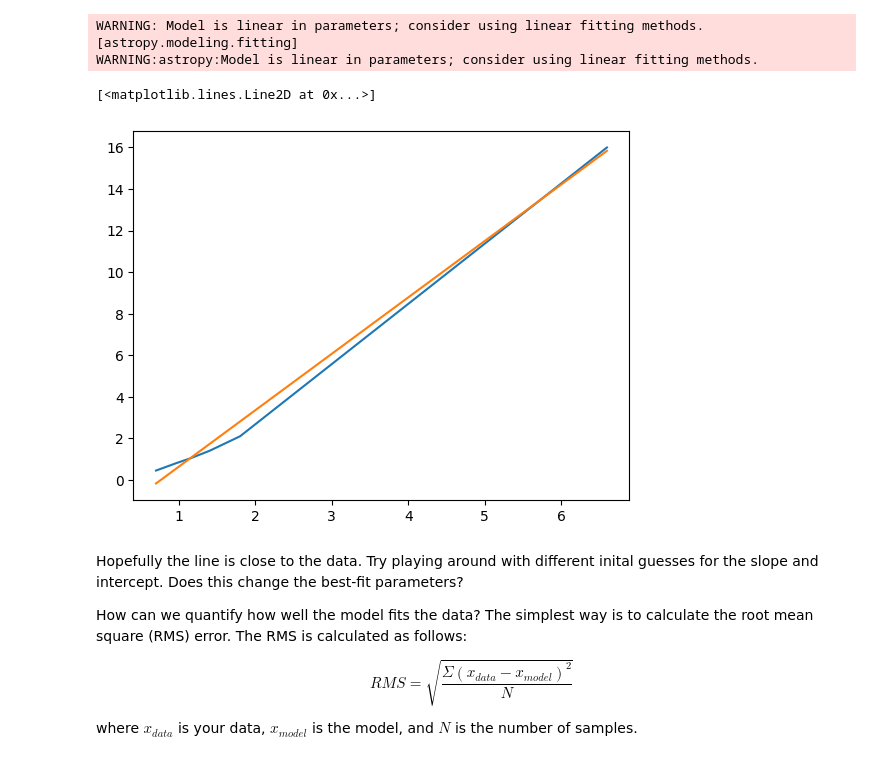
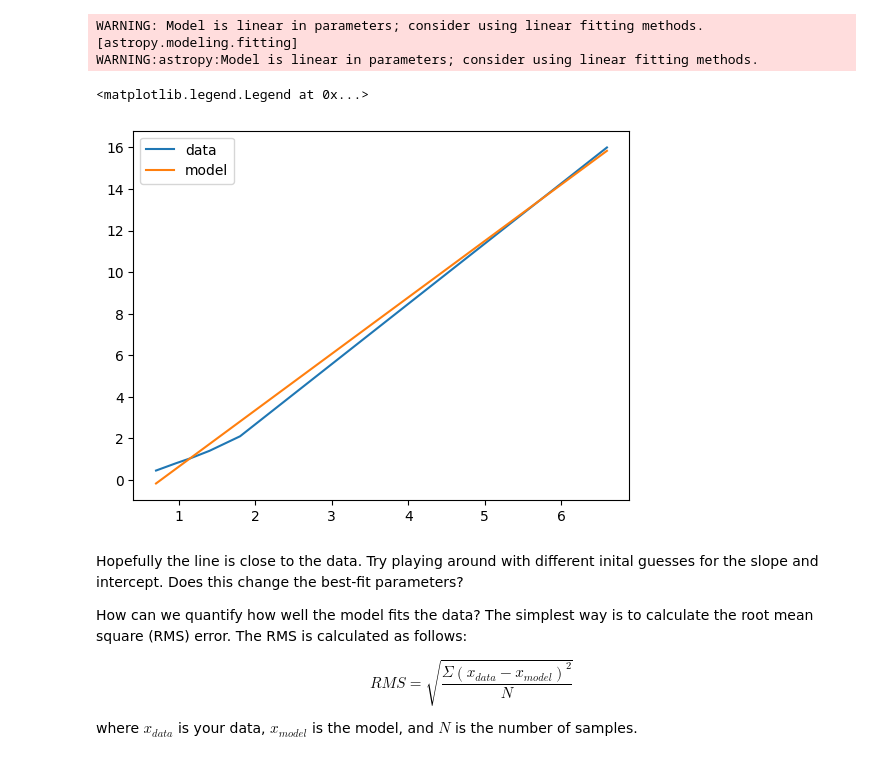
Before and after one commit to megan-the-astronomer/ASTR229, a Jupyter notebook: fitting_models_to_data.ipynb, the cells around one changed output. Drawn from its saved outputs; the diff is of its cells as text; code cells hidden in the pictures.

```diff
--- a/fitting_models_to_data.ipynb
+++ b/fitting_models_to_data.ipynb
@@ -68,11 +50,12 @@ WARNING: Model is linear in parameters; consider using linear fitting methods. [
 WARNING:astropy:Model is linear in parameters; consider using linear fitting methods.
 # %%
 # plot the results
-plt.plot(radii, masses)
-plt.plot(radii, t(radii))
+plt.plot(radii, masses, label='data')
+plt.plot(radii, t(radii), label='model')
+plt.legend()
 # %% [output]
-[<matplotlib.lines.Line2D at 0x...>]
+<matplotlib.legend.Legend at 0x...>
-[figure, old version]
+[figure, new version]
 # %% [markdown]
 Hopefully the line is close to the data. Try playing around with different inital guesses for the slope and intercept. Does this change the best-fit parameters?
 
```
Also changed, not shown: parts of 6 cells of this notebook.
